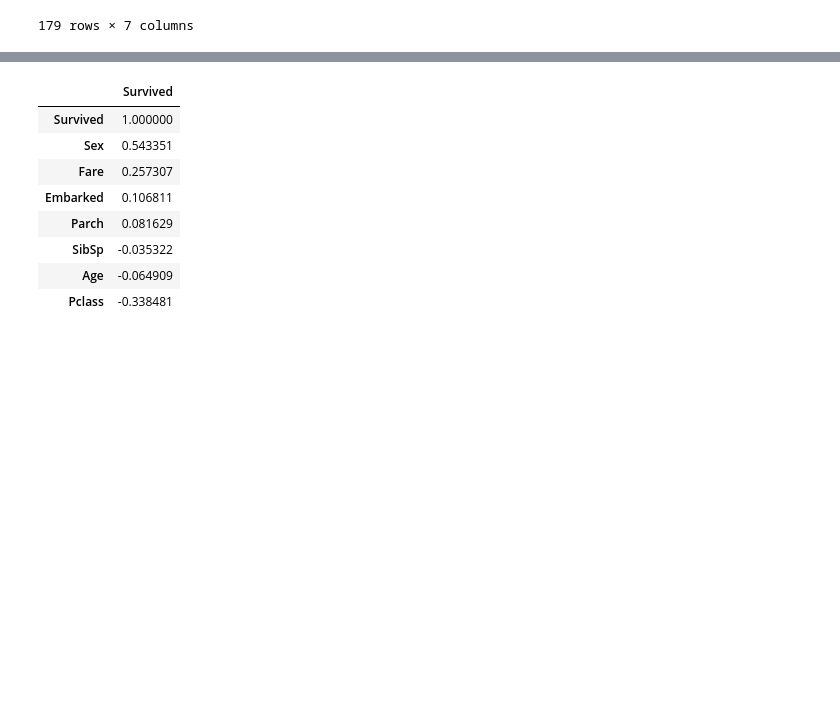
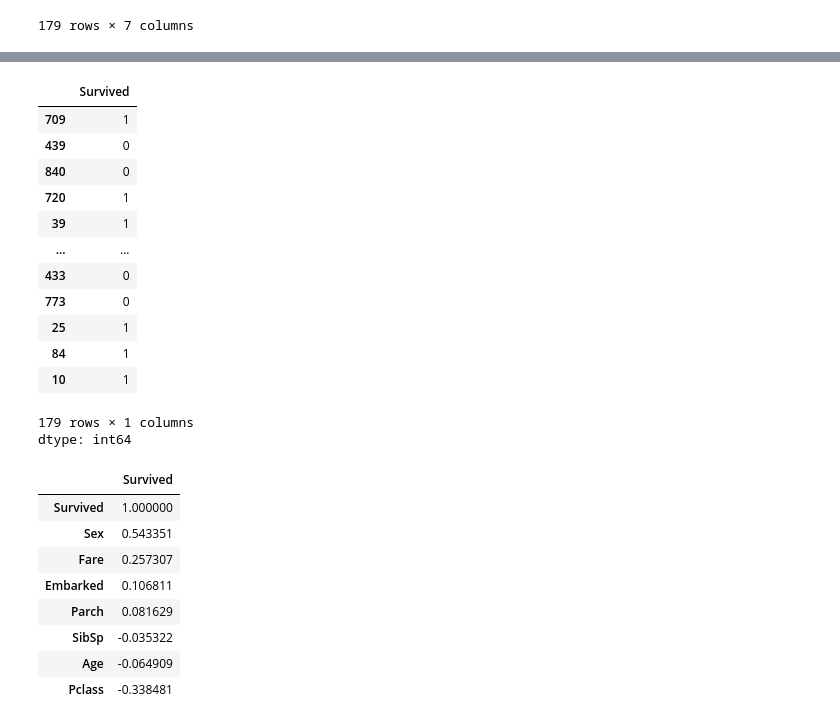
Before and after one commit to lalitha-sahitya/titanic-survival-prediction, a Jupyter notebook: titanic_survival_prediction.ipynb, the cells around one changed output, grey strips where cells are left out. Saved outputs shown, nothing was run; the diff lists cells and outputs as text; code cells hidden in the pictures; blank space fills up the shorter version.

```diff
--- a/titanic_survival_prediction.ipynb
+++ b/titanic_survival_prediction.ipynb
@@ -412,3 +351,20 @@ X_val
+# %%
+y_val
+# %% [output]
+|  | Survived |
+| 709 | 1 |
+| 439 | 0 |
+| 840 | 0 |
+| 720 | 1 |
+| 39 | 1 |
+| ... | ... |
+| 433 | 0 |
+| 773 | 0 |
+| 25 | 1 |
+| 84 | 1 |
+| 10 | 1 |
+179 rows × 1 columns
+dtype: int64
 # %%
 df.corr()['Survived'].sort_values(ascending=False)
 # %% [output]
```
Also changed, not shown: parts of 21 cells of this notebook.
